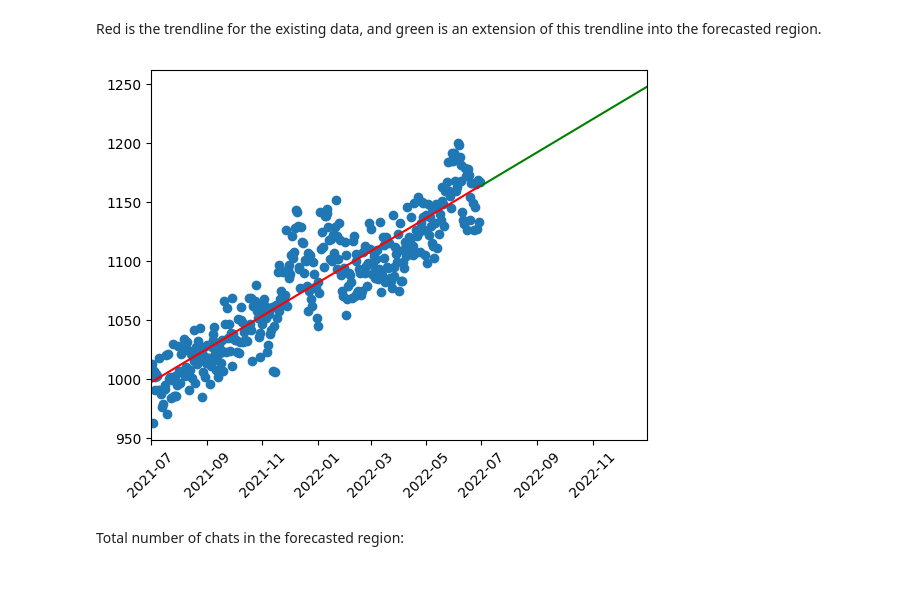
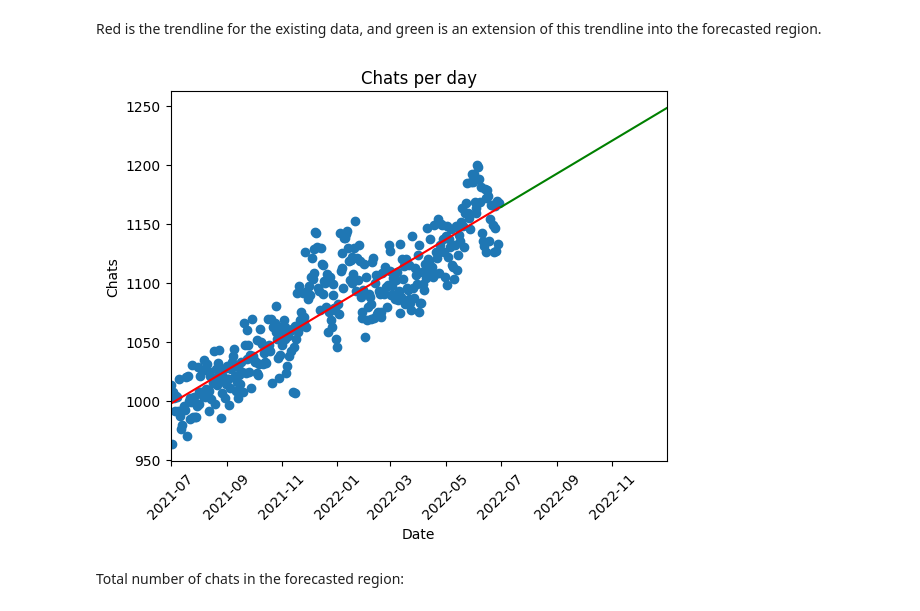
Before and after one commit to matt2904/tech_test_matthew_wincott, a Jupyter notebook: tech_test_matthew_wincott.ipynb, the cells around one changed output. Saved outputs shown, nothing was run; the diff lists cells and outputs as text; code cells hidden in the pictures; blank space fills up the shorter version.

```diff
--- a/tech_test_matthew_wincott.ipynb
+++ b/tech_test_matthew_wincott.ipynb
@@ -490,12 +508,15 @@ Red is the trendline for the existing data, and green is an extension of this tr
 # %%
 plt.scatter(days_past, chats_per_day)
 plt.plot(days_past, y_past, color='red')
 plt.plot(days_future, y_future, color='green')
 plt.xlim(xmin = min(days_past), xmax = max(days_future))
 plt.xticks(rotation = 45)
+plt.title('Chats per day')
+plt.xlabel('Date')
+plt.ylabel('Chats')
 plt.show()
 # %% [output]
-[figure, old version]
+[figure, new version]
 # %% [markdown]
 Total number of chats in the forecasted region:
 # %%
```
Also changed, not shown: parts of 11 cells of this notebook.
